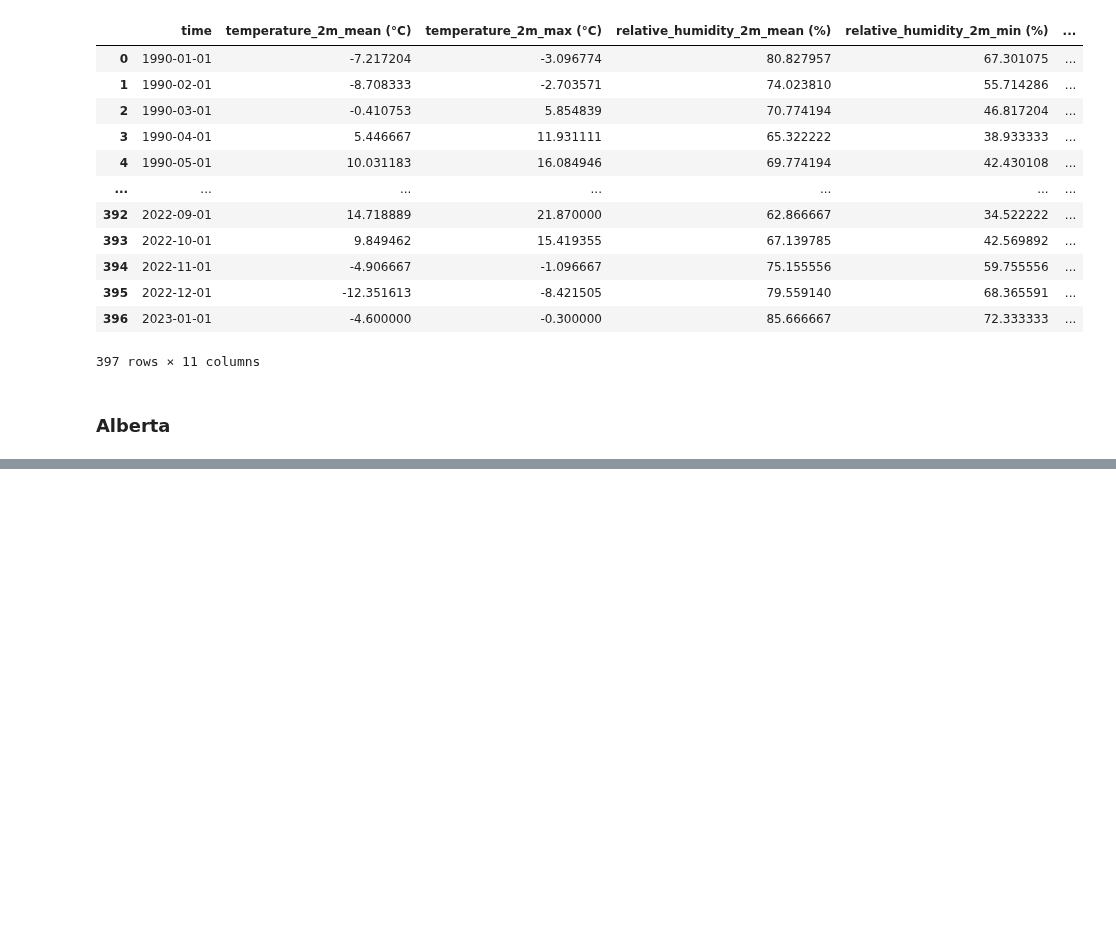
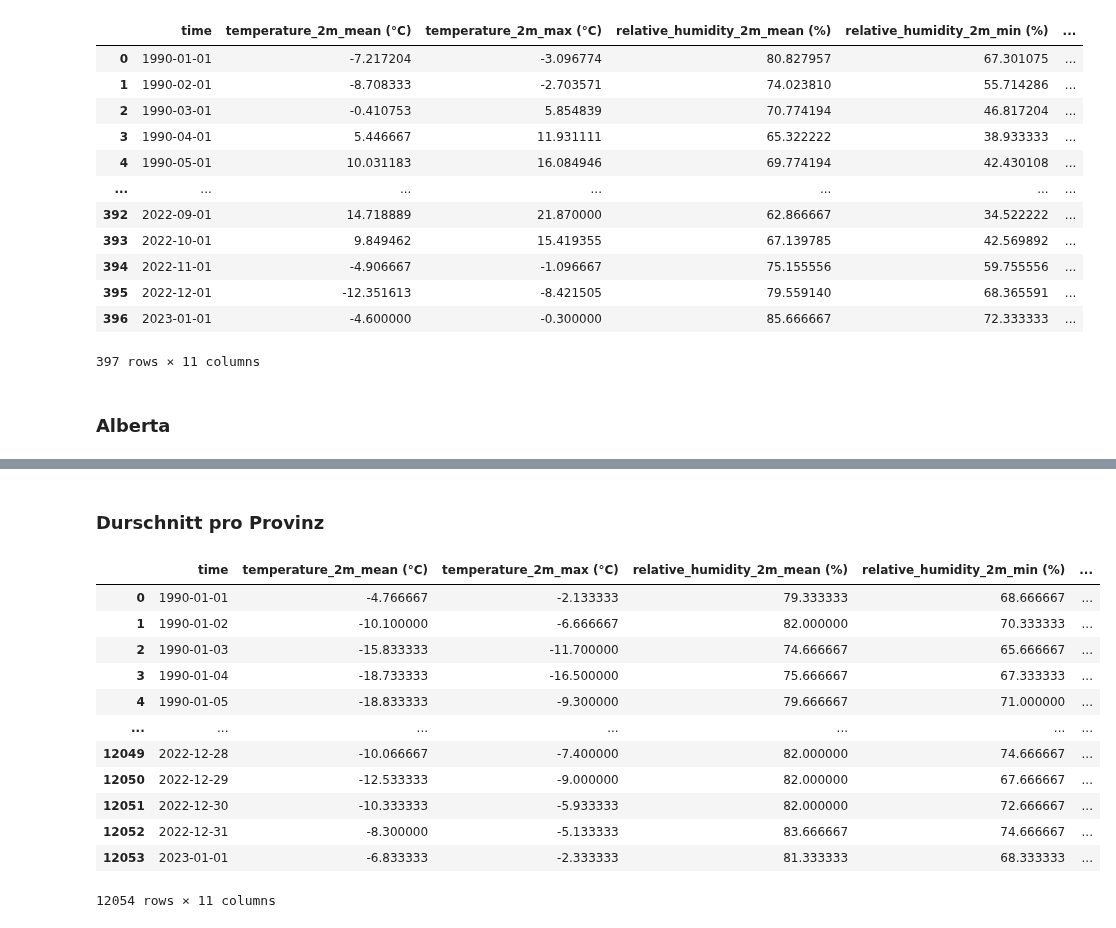
Before and after one commit to yajoka/firewatch, a Jupyter notebook: notebook/import_30_years_weather_data.ipynb, the cells around one changed output, grey strips where cells are left out. Drawn from its saved outputs; the diff is of its cells as text; code cells hidden in the pictures; blank space fills up the shorter version.

Commit message:
Wetter Daten

```diff
--- a/notebook/import_30_years_weather_data.ipynb
+++ b/notebook/import_30_years_weather_data.ipynb
@@ -223,0 +342,51 @@ British_Columbia_monthly_mean.to_csv(output_path, index=False)
+# %% [markdown]
+### Durschnitt pro Provinz
+# %%
+
+# in Datetime umwandeln
+for df in [Alberta_1, Alberta_2, Alberta_3]:
+    df['time'] = pd.to_datetime(df['time'])
+
+#  drei DataFrames zusammenführen
+bc_all = pd.concat(
+    [Alberta_1, Alberta_2, Alberta_3],
+    ignore_index=True
+)
+
+# Wetterspalten definieren
+weather_columns = [
+    'temperature_2m_mean (°C)',
+    'temperature_2m_max (°C)',
+    'relative_humidity_2m_mean (%)',
+    'relative_humidity_2m_min (%)',
+    'precipitation_sum (mm)',
+    'precipitation_hours (h)',
+    'wind_speed_10m_mean (km/h)',
+    'wind_speed_10m_max (km/h)',
+    'wind_direction_10m_dominant (°)',
+    'et0_fao_evapotranspiration (mm)'
+]
+
+# Tagesdurchschnitt über alle 3 Koordinatenpunkte berechnen
+Alberta_mean = (
+    bc_all
+    .groupby('time')[weather_columns]
+    .mean()
+    .reset_index()
+)
+
+Alberta_mean
+# %% [output]
+|  | time | temperature_2m_mean (°C) | temperature_2m_max (°C) | relative_humidity_2m_mean (%) | relative_humidity_2m_min (%) | ... |
+| 0 | 1990-01-01 | -4.766667 | -2.133333 | 79.333333 | 68.666667 | ... |
+| 1 | 1990-01-02 | -10.100000 | -6.666667 | 82.000000 | 70.333333 | ... |
+| 2 | 1990-01-03 | -15.833333 | -11.700000 | 74.666667 | 65.666667 | ... |
+| 3 | 1990-01-04 | -18.733333 | -16.500000 | 75.666667 | 67.333333 | ... |
+| 4 | 1990-01-05 | -18.833333 | -9.300000 | 79.666667 | 71.000000 | ... |
+| ... | ... | ... | ... | ... | ... | ... |
+| 12049 | 2022-12-28 | -10.066667 | -7.400000 | 82.000000 | 74.666667 | ... |
+| 12050 | 2022-12-29 | -12.533333 | -9.000000 | 82.000000 | 67.666667 | ... |
+| 12051 | 2022-12-30 | -10.333333 | -5.933333 | 82.000000 | 72.666667 | ... |
+| 12052 | 2022-12-31 | -8.300000 | -5.133333 | 83.666667 | 74.666667 | ... |
+| 12053 | 2023-01-01 | -6.833333 | -2.333333 | 81.333333 | 68.333333 | ... |
+12054 rows × 11 columns
```
Also changed, not shown: parts of 10 cells of this notebook, 5 other files.
